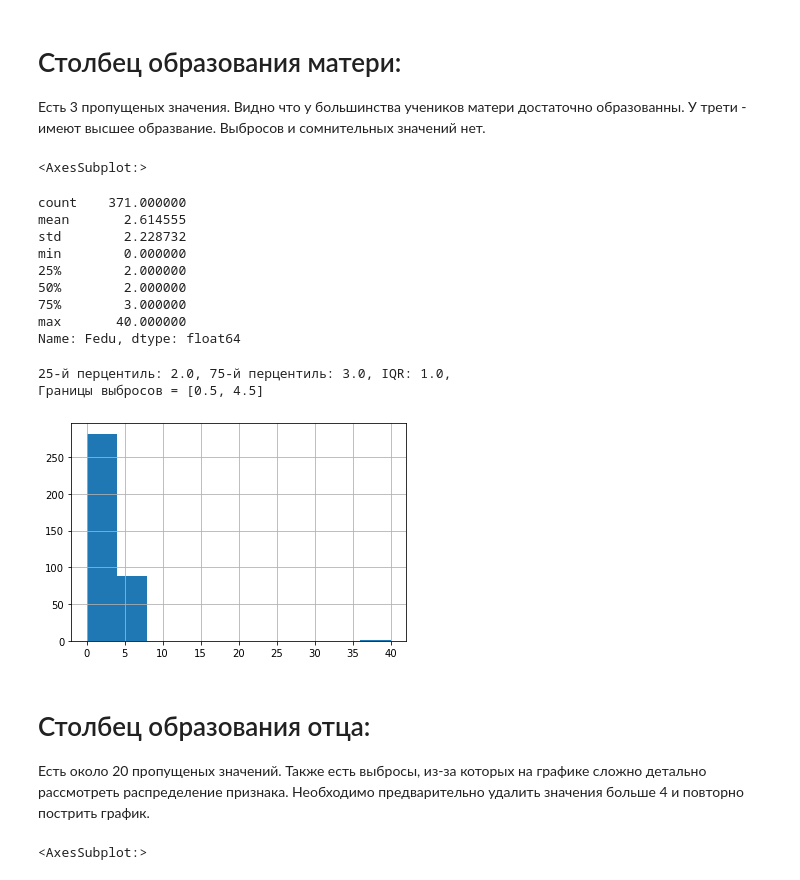
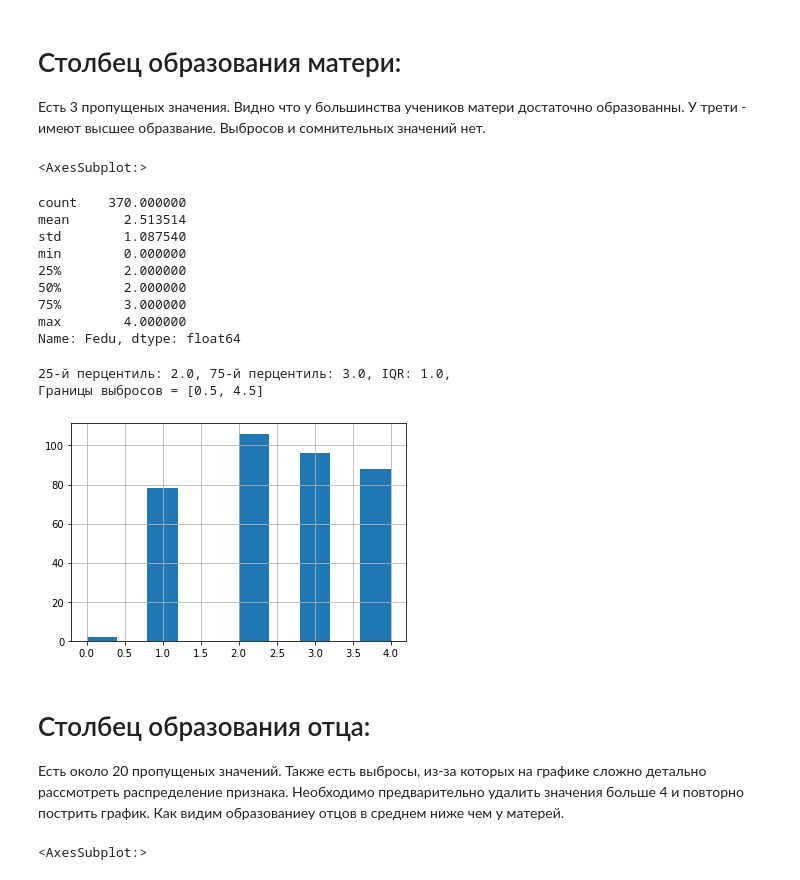
Before and after one commit to arsenbondaren/skillfactory, a Jupyter notebook: module_2/EDA_stud_math_Bandarenka.ipynb, the cells around one changed output. Saved outputs shown, nothing was run; the diff lists cells and outputs as text; code cells hidden in the pictures.

```diff
--- a/module_2/EDA_stud_math_Bandarenka.ipynb
+++ b/module_2/EDA_stud_math_Bandarenka.ipynb
@@ -86,25 +91,27 @@ Name: Medu, dtype: float64
 # Столбец образования матери:
 Есть 3 пропущеных значения. Видно что у большинства учеников матери достаточно образованны. У трети - имеют высшее образвание.
 Выбросов и сомнительных значений нет.
-# %%
-for_num_col(stud_math['Fedu'])
-# %% [output]
-<AxesSubplot:>
-count    371.000000
-mean       2.614555
-std        2.228732
-min        0.000000
-25%        2.000000
-50%        2.000000
-75%        3.000000
-max       40.000000
-Name: Fedu, dtype: float64
-25-й перцентиль: 2.0, 75-й перцентиль: 3.0, IQR: 1.0,
-Границы выбросов = [0.5, 4.5]
-[figure, removed]
+# %%
+stud_math = stud_math.loc[stud_math['Fedu']<=4]
+for_num_col(stud_math['Fedu'])
+# %% [output]
+<AxesSubplot:>
+count    370.000000
+mean       2.513514
+std        1.087540
+min        0.000000
+25%        2.000000
+50%        2.000000
+75%        3.000000
+max        4.000000
+Name: Fedu, dtype: float64
+25-й перцентиль: 2.0, 75-й перцентиль: 3.0, IQR: 1.0,
+Границы выбросов = [0.5, 4.5]
+[figure, added]
 # %% [markdown]
 # Столбец образования отца:
 Есть около 20 пропущеных значений. Также есть выбросы, из-за которых на графике сложно детально рассмотреть распределение признака. Необходимо предварительно удалить значения больше 4 и повторно пострить график.
+Как видим образованиеу отцов в среднем ниже чем у матерей.
 # %%
 for_num_col(stud_math['traveltime'])
 # %% [output]
```
Also changed, not shown: parts of 27 cells of this notebook.
